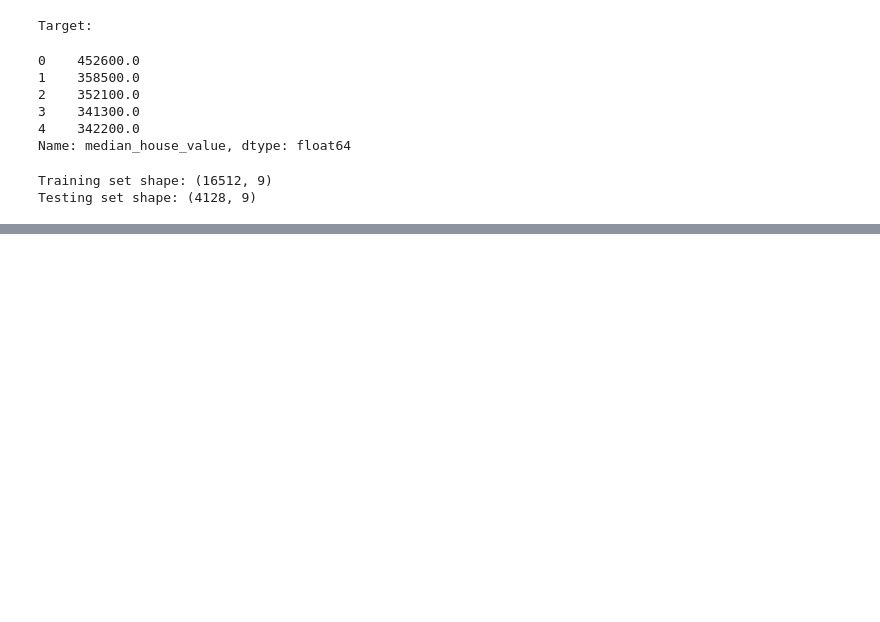
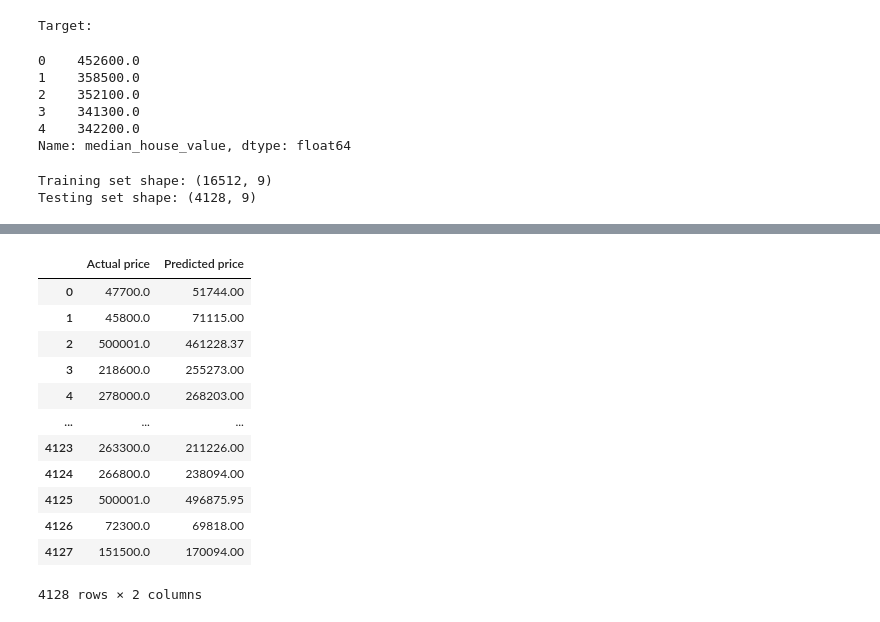
Before and after one commit to khing-fm/Data_Science, a Jupyter notebook: machine_learning-try.ipynb, the cells around one changed output, grey strips where cells are left out. Cells and saved outputs as stored; diff of their text form; code cells hidden in the pictures; blank space fills up the shorter version.

```diff
--- a/machine_learning-try.ipynb
+++ b/machine_learning-try.ipynb
@@ -131,0 +251,23 @@ Testing set shape: (4128, 9)
+# %%
+# Compare the actual and predicted values
+
+results_df = pd.DataFrame({
+    'Actual price': y_test.values,
+    'Predicted price': y_pred
+})
+
+display(results_df)
+# %% [output]
+|  | Actual price | Predicted price |
+| 0 | 47700.0 | 51744.00 |
+| 1 | 45800.0 | 71115.00 |
+| 2 | 500001.0 | 461228.37 |
+| 3 | 218600.0 | 255273.00 |
+| 4 | 278000.0 | 268203.00 |
+| ... | ... | ... |
+| 4123 | 263300.0 | 211226.00 |
+| 4124 | 266800.0 | 238094.00 |
+| 4125 | 500001.0 | 496875.95 |
+| 4126 | 72300.0 | 69818.00 |
+| 4127 | 151500.0 | 170094.00 |
+4128 rows × 2 columns
```
Also changed, not shown: parts of 11 cells of this notebook.
